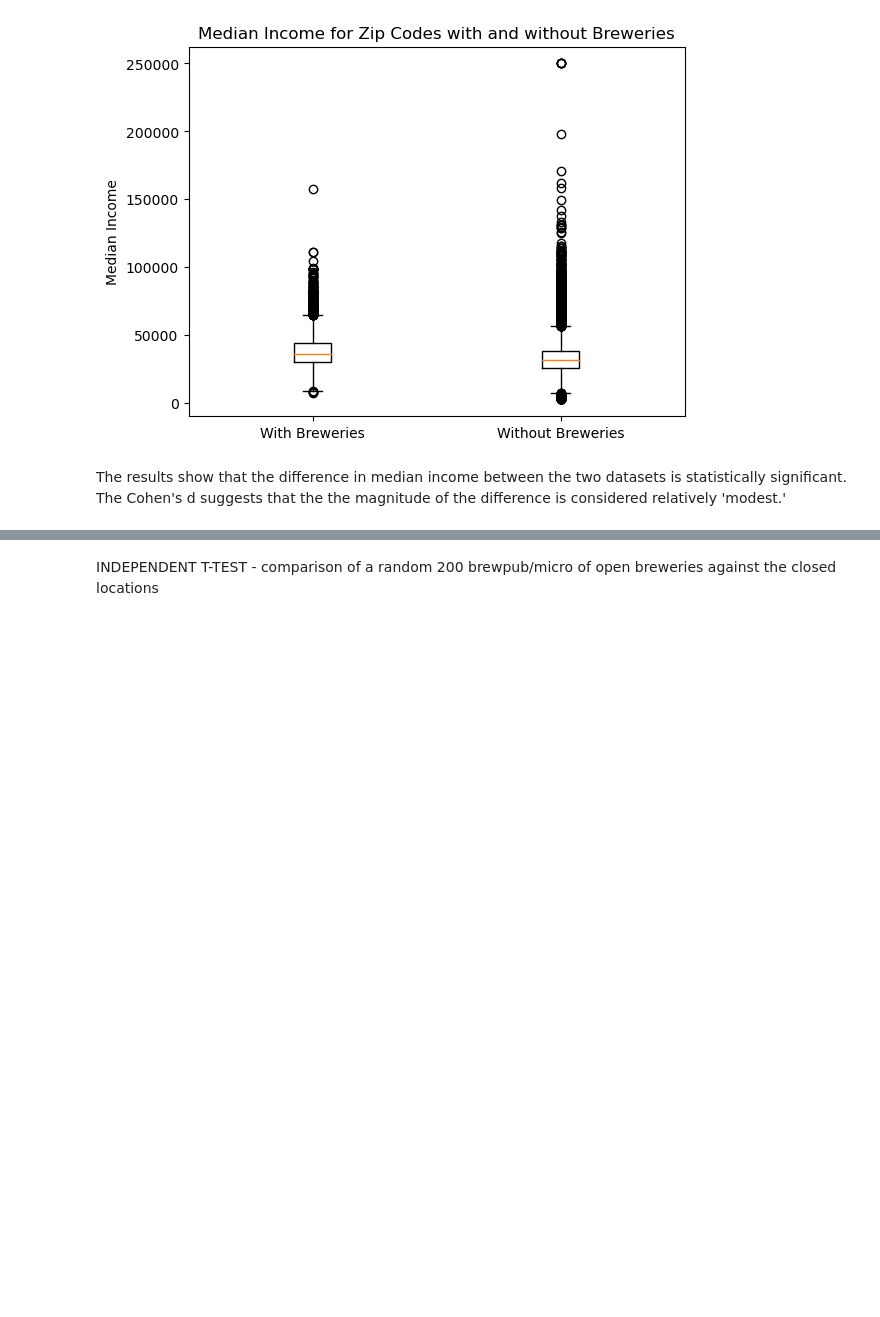
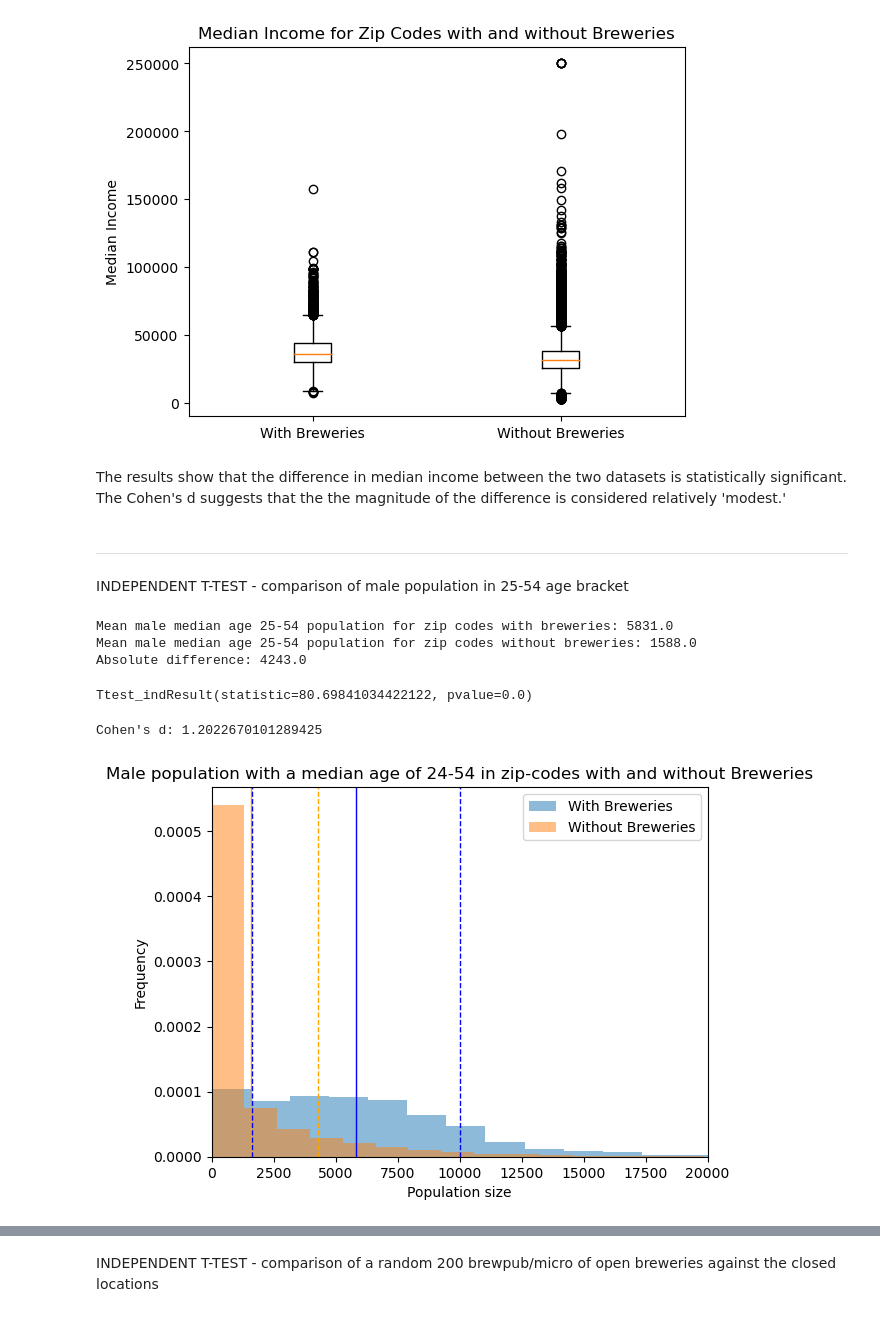
Before and after one commit to rpatel9877/project1, a Jupyter notebook: starter_folders/vicky_lasota/vicky_lasota.ipynb, the cells around one changed output, grey strips where cells are left out. Saved outputs shown, nothing was run; the diff lists cells and outputs as text; code cells hidden in the pictures; blank space fills up the shorter version.

Commit message:
added population density

```diff
--- a/starter_folders/vicky_lasota/vicky_lasota.ipynb
+++ b/starter_folders/vicky_lasota/vicky_lasota.ipynb
@@ -338,3 +361,62 @@ plt.show()
 [figure]
 # %% [markdown]
 The results show that the difference in median income between the two datasets is statistically significant. The Cohen's d suggests that the the magnitude of the difference is considered relatively 'modest.'
+# %% [markdown]
+__________________________________________________________________________________
+# %% [markdown]
+INDEPENDENT T-TEST - comparison of male population in 25-54 age bracket
+# %%
+#drop rows in zip_breweries_micro dataframe where male_brew_age column value is empty
+zip_breweries_micro_males = zip_breweries.dropna(subset=['male_brew_age'])
+no_brew_zip_males = no_brew_zip.dropna(subset=['male_brew_age'])
+
+#find the mean of male population for zip_breweries and no_brew_zip round to 0 decimal places
+mean_with_breweries_males = round(zip_breweries_micro_males['male_brew_age'].mean(),0)
+mean_without_breweries_males = round(no_brew_zip_males['male_brew_age'].mean(),0)
+
+#compute absolute difference between the two means with 2 decimal places
+
+absolute_difference_males = round(abs(mean_with_breweries_males - mean_without_breweries_males),2)
+
+print("Mean male median age 25-54 population for zip codes with breweries:", mean_with_breweries_males)
+print("Mean male median age 25-54 population for zip codes without breweries:", mean_without_breweries_males)
+print("Absolute difference:", absolute_difference_males)
+# %% [output]
+Mean male median age 25-54 population for zip codes with breweries: 5831.0
+Mean male median age 25-54 population for zip codes without breweries: 1588.0
+Absolute difference: 4243.0
+# %%
+#run an independednt t-test for the median income of zip codes with breweries and zip codes without breweries
+stats.ttest_ind(zip_breweries_micro_males['male_brew_age'], no_brew_zip_males['male_brew_age'], equal_var=False)
+# %% [output]
+Ttest_indResult(statistic=80.69841034422122, pvalue=0.0)
+# %%
+mean_difference3 = zip_breweries_micro_males['male_brew_age'].mean() - no_brew_zip_males['male_brew_age'].mean()
+pooled_std3 = np.sqrt((zip_breweries_micro_males['male_brew_age'].std()**2 + no_brew_zip_males['male_brew_age'].std()**2) / 2)
+
+cohen_d3 = mean_difference3 / pooled_std3
+
+print("Cohen's d:", cohen_d3)
+# %% [output]
+Cohen's d: 1.2022670101289425
+# %%
+ # plot a histogram showing the data comparing the two populations using small markers
+plt.hist(zip_breweries_micro_males['male_brew_age'], alpha=0.5, label='With Breweries', bins=20, density=True)
+plt.hist(no_brew_zip_males['male_brew_age'], alpha=0.5, label='Without Breweries', bins=20, density=True)
+plt.axvline(zip_breweries_micro_males['male_brew_age'].mean(), color='blue', linestyle='solid', linewidth=1)
+plt.axvline(no_brew_zip_males['male_brew_age'].mean(), color='orange', linestyle='solid', linewidth=1)
+plt.axvline(zip_breweries_micro_males['male_brew_age'].mean() + zip_breweries_micro_males['male_brew_age'].std(), color='blue', linestyle='dashed', linewidth=1)
+plt.axvline(no_brew_zip_males['male_brew_age'].mean() + no_brew_zip_males['male_brew_age'].std(), color='orange', linestyle='dashed', linewidth=1)
+plt.axvline(zip_breweries_micro_males['male_brew_age'].mean() - zip_breweries_micro_males['male_brew_age'].std(), color='blue', linestyle='dashed', linewidth=1)
+plt.axvline(no_brew_zip_males['male_brew_age'].mean() - no_brew_zip_males['male_brew_age'].std(), color='orange', linestyle='dashed', linewidth=1)
+plt.title('Male population with a median age of 24-54 in zip-codes with and without Breweries')
+plt.xlabel('Population size')
+plt.ylabel('Frequency')
+
+#limit x axis to 0 to 20000
+plt.xlim(0, 20000)
+
+plt.legend()
+plt.show()
+# %% [output]
+[figure, added]
```
Also changed, not shown: parts of 14 cells of this notebook, 2 other files.
